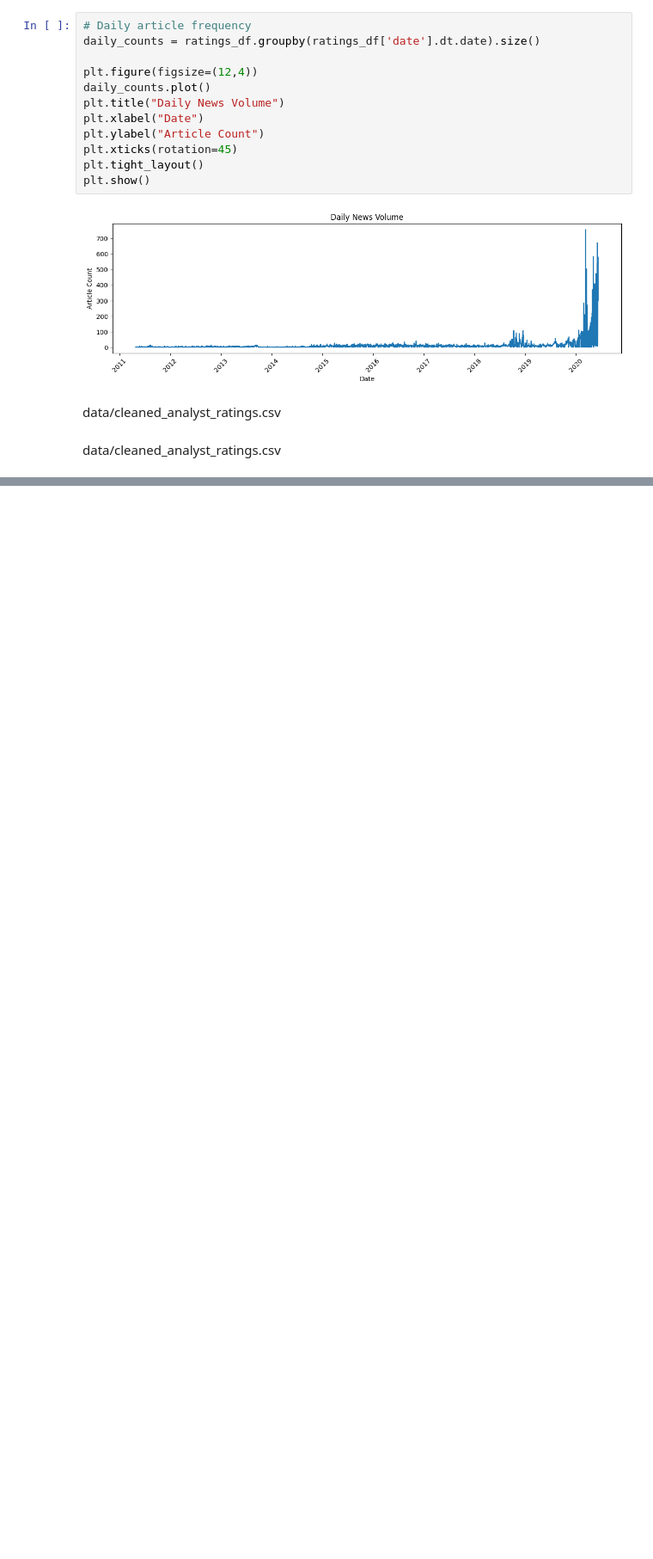
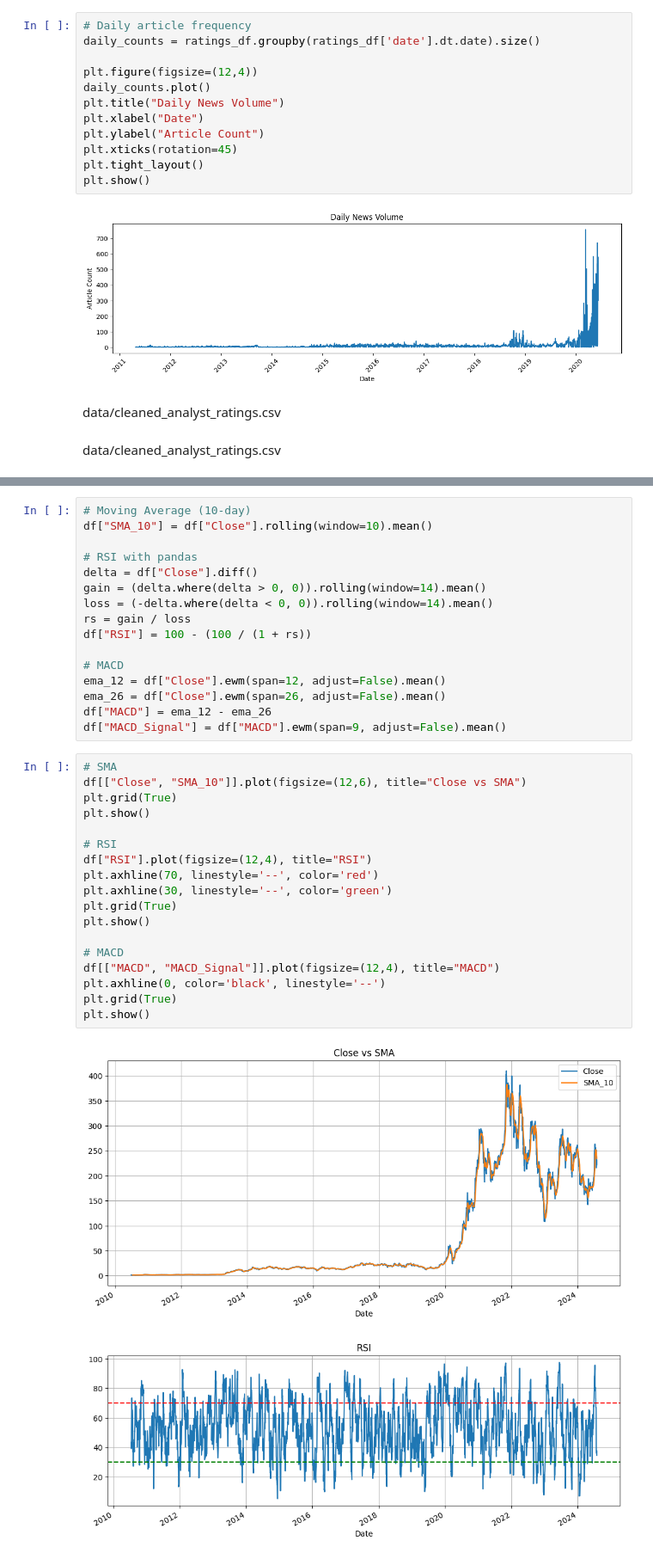
Before and after one commit to rufaeleshetu/kaim-week1-sentiment-stock-analysis, a Jupyter notebook: notebooks/task2_technical_indicators.ipynb, the cells around one changed output, grey strips where cells are left out. Shown at 86% size. Saved outputs shown, nothing was run; the diff lists cells and outputs as text; blank space fills up the shorter version.

```diff
--- a/notebooks/task2_technical_indicators.ipynb
+++ b/notebooks/task2_technical_indicators.ipynb
@@ -353,0 +446,37 @@ data/cleaned_analyst_ratings.csv
+# %%
+# Moving Average (10-day)
+df["SMA_10"] = df["Close"].rolling(window=10).mean()
+
+# RSI with pandas
+delta = df["Close"].diff()
+gain = (delta.where(delta > 0, 0)).rolling(window=14).mean()
+loss = (-delta.where(delta < 0, 0)).rolling(window=14).mean()
+rs = gain / loss
+df["RSI"] = 100 - (100 / (1 + rs))
+
+# MACD
+ema_12 = df["Close"].ewm(span=12, adjust=False).mean()
+ema_26 = df["Close"].ewm(span=26, adjust=False).mean()
+df["MACD"] = ema_12 - ema_26
+df["MACD_Signal"] = df["MACD"].ewm(span=9, adjust=False).mean()
+# %%
+# SMA
+df[["Close", "SMA_10"]].plot(figsize=(12,6), title="Close vs SMA")
+plt.grid(True)
+plt.show()
+
+# RSI
+df["RSI"].plot(figsize=(12,4), title="RSI")
+plt.axhline(70, linestyle='--', color='red')
+plt.axhline(30, linestyle='--', color='green')
+plt.grid(True)
+plt.show()
+
+# MACD
+df[["MACD", "MACD_Signal"]].plot(figsize=(12,4), title="MACD")
+plt.axhline(0, color='black', linestyle='--')
+plt.grid(True)
+plt.show()
+# %% [output]
+[figure, added]
+[figure, added]
```
Also changed, not shown: parts of 14 cells of this notebook.
